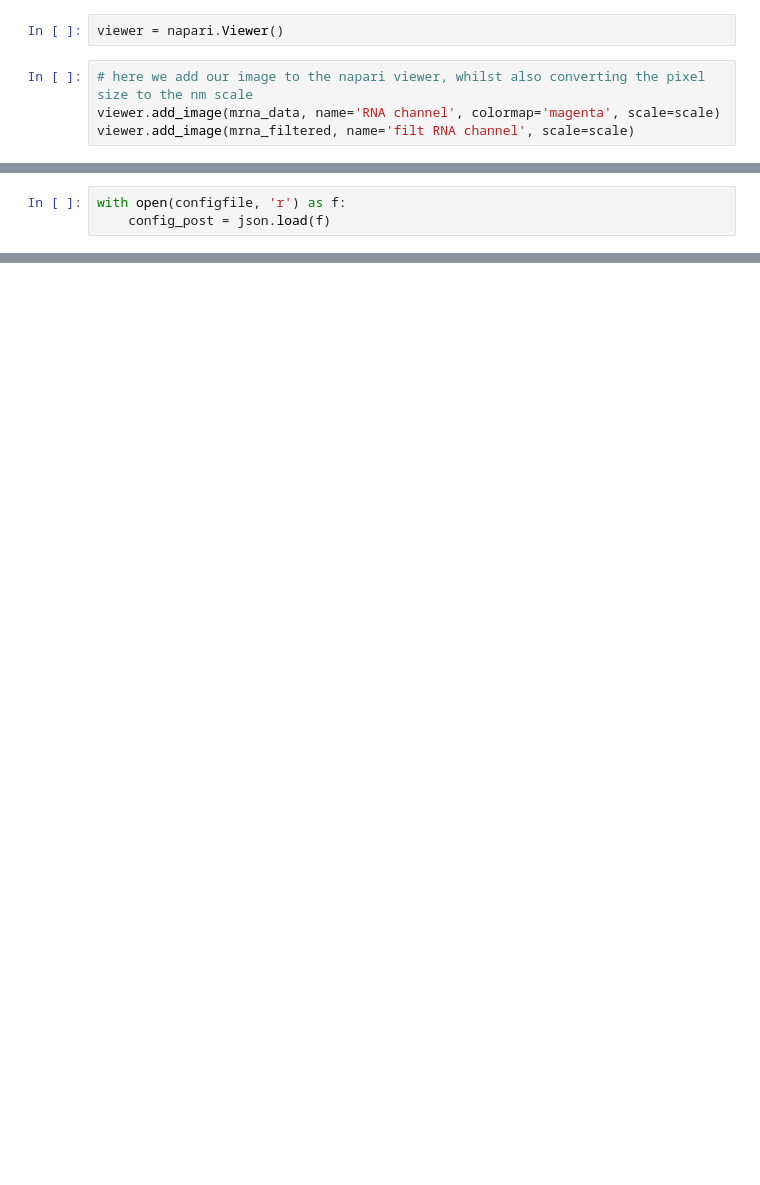
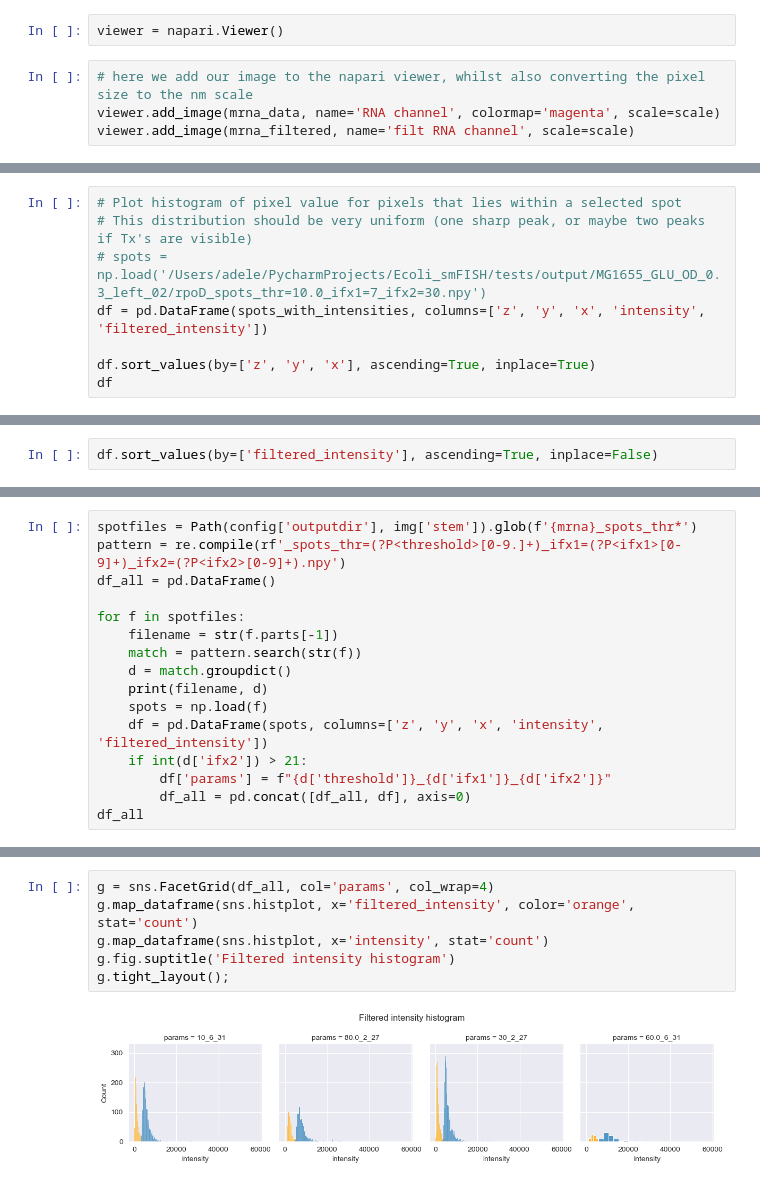
Before and after one commit to LaToyaVanderB/Ecoli_smFISH, a Jupyter notebook: src/detect-spots.ipynb, the cells around one changed output, grey strips where cells are left out. Drawn from its saved outputs; the diff is of its cells as text; blank space fills up the shorter version.

```diff
--- a/src/detect-spots.ipynb
+++ b/src/detect-spots.ipynb
@@ -306,3 +237,0 @@ sns.histplot(df, x='filtered_intensity');
-# %%
-with open(configfile, 'r') as f:
-    config_post = json.load(f)
@@ -405,0 +298,8 @@ df.query('csource == "GLU"').query('seqnr == "01"')
+# %%
+# Plot histogram of pixel value for pixels that lies within a selected spot
+# This distribution should be very uniform (one sharp peak, or maybe two peaks if Tx's are visible)
+# spots = np.load('/Users/adele/PycharmProjects/Ecoli_smFISH/tests/output/MG1655_GLU_OD_0.3_left_02/rpoD_spots_thr=10.0_ifx1=7_ifx2=30.npy')
+df = pd.DataFrame(spots_with_intensities, columns=['z', 'y', 'x', 'intensity', 'filtered_intensity'])
+
+df.sort_values(by=['z', 'y', 'x'], ascending=True, inplace=True)
+df
@@ -405,0 +320,2 @@ df.query('csource == "GLU"').query('seqnr == "01"')
+# %%
+df.sort_values(by=['filtered_intensity'], ascending=True, inplace=False)
@@ -405,0 +336,16 @@ df.query('csource == "GLU"').query('seqnr == "01"')
+# %%
+spotfiles = Path(config['outputdir'], img['stem']).glob(f'{mrna}_spots_thr*')
+pattern = re.compile(rf'_spots_thr=(?P<threshold>[0-9.]+)_ifx1=(?P<ifx1>[0-9]+)_ifx2=(?P<ifx2>[0-9]+).npy')
+df_all = pd.DataFrame()
+
+for f in spotfiles:
+    filename = str(f.parts[-1])
+    match = pattern.search(str(f))
+    d = match.groupdict()
+    print(filename, d)
+    spots = np.load(f)
+    df = pd.DataFrame(spots, columns=['z', 'y', 'x', 'intensity', 'filtered_intensity'])
+    if int(d['ifx2']) > 21:
+        df['params'] = f"{d['threshold']}_{d['ifx1']}_{d['ifx2']}"
+        df_all = pd.concat([df_all, df], axis=0)
+df_all
@@ -405,0 +372,8 @@ df.query('csource == "GLU"').query('seqnr == "01"')
+# %%
+g = sns.FacetGrid(df_all, col='params', col_wrap=4)
+g.map_dataframe(sns.histplot, x='filtered_intensity', color='orange', stat='count')
+g.map_dataframe(sns.histplot, x='intensity', stat='count')
+g.fig.suptitle('Filtered intensity histogram')
+g.tight_layout();
+# %% [output]
+[figure, added]
```
Also changed, not shown: parts of 31 cells of this notebook, 9 other files.
